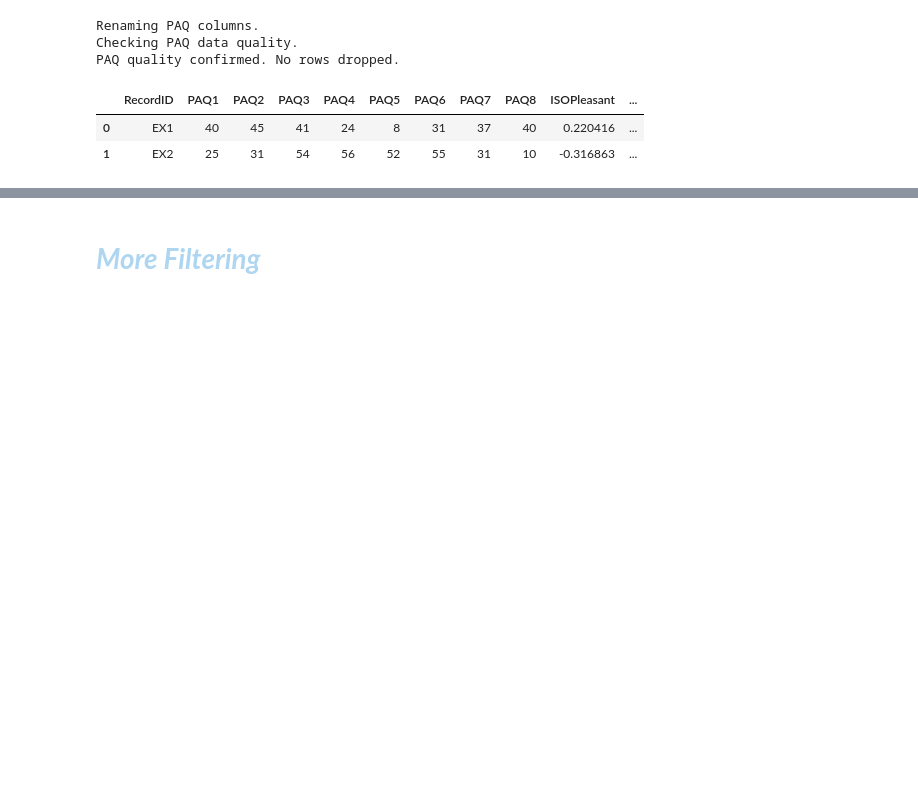
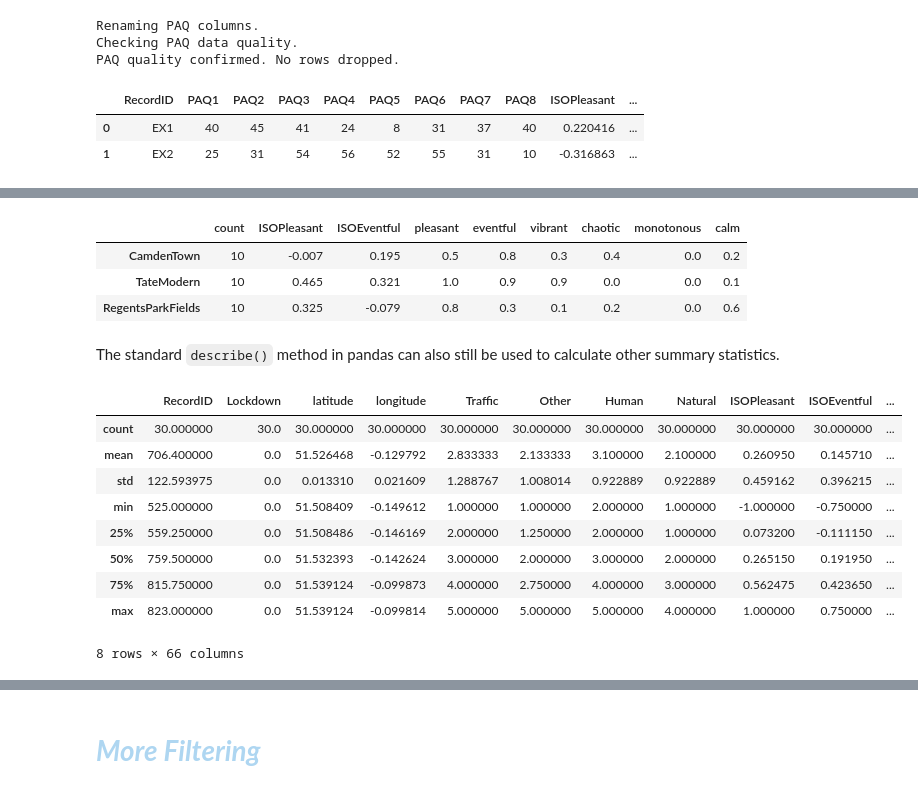
Before and after one commit to HussamAlBasha/IDS-Institute-for-Design-Strategies, a Jupyter notebook: Loading&PlottingData.ipynb, the cells around one changed output, grey strips where cells are left out. Drawn from its saved outputs; the diff is of its cells as text; code cells hidden in the pictures; blank space fills up the shorter version.

```diff
--- a/Loading&PlottingData.ipynb
+++ b/Loading&PlottingData.ipynb
@@ -203,0 +211,23 @@ PAQ quality confirmed. No rows dropped.
+# %%
+results = df.isd.soundscapy_describe()
+results
+# %% [output]
+|  | count | ISOPleasant | ISOEventful | pleasant | eventful | vibrant | chaotic | monotonous | calm |
+| CamdenTown | 10 | -0.007 | 0.195 | 0.5 | 0.8 | 0.3 | 0.4 | 0.0 | 0.2 |
+| TateModern | 10 | 0.465 | 0.321 | 1.0 | 0.9 | 0.9 | 0.0 | 0.0 | 0.1 |
+| RegentsParkFields | 10 | 0.325 | -0.079 | 0.8 | 0.3 | 0.1 | 0.2 | 0.0 | 0.6 |
+# %% [markdown]
+The standard `describe()` method in pandas can also still be used to calculate other summary statistics.
+# %%
+df.describe()
+# %% [output]
+|  | RecordID | Lockdown | latitude | longitude | Traffic | Other | Human | Natural | ISOPleasant | ISOEventful | ... |
+| count | 30.000000 | 30.0 | 30.000000 | 30.000000 | 30.000000 | 30.000000 | 30.000000 | 30.000000 | 30.000000 | 30.000000 | ... |
+| mean | 706.400000 | 0.0 | 51.526468 | -0.129792 | 2.833333 | 2.133333 | 3.100000 | 2.100000 | 0.260950 | 0.145710 | ... |
+| std | 122.593975 | 0.0 | 0.013310 | 0.021609 | 1.288767 | 1.008014 | 0.922889 | 0.922889 | 0.459162 | 0.396215 | ... |
+| min | 525.000000 | 0.0 | 51.508409 | -0.149612 | 1.000000 | 1.000000 | 2.000000 | 1.000000 | -1.000000 | -0.750000 | ... |
+| 25% | 559.250000 | 0.0 | 51.508486 | -0.146169 | 2.000000 | 1.250000 | 2.000000 | 1.000000 | 0.073200 | -0.111150 | ... |
+| 50% | 759.500000 | 0.0 | 51.532393 | -0.142624 | 3.000000 | 2.000000 | 3.000000 | 2.000000 | 0.265150 | 0.191950 | ... |
+| 75% | 815.750000 | 0.0 | 51.539124 | -0.099873 | 4.000000 | 2.750000 | 4.000000 | 3.000000 | 0.562475 | 0.423650 | ... |
+| max | 823.000000 | 0.0 | 51.539124 | -0.099814 | 5.000000 | 5.000000 | 5.000000 | 4.000000 | 1.000000 | 0.750000 | ... |
+8 rows × 66 columns
```
Also changed, not shown: parts of 7 cells of this notebook, 1 other file.
